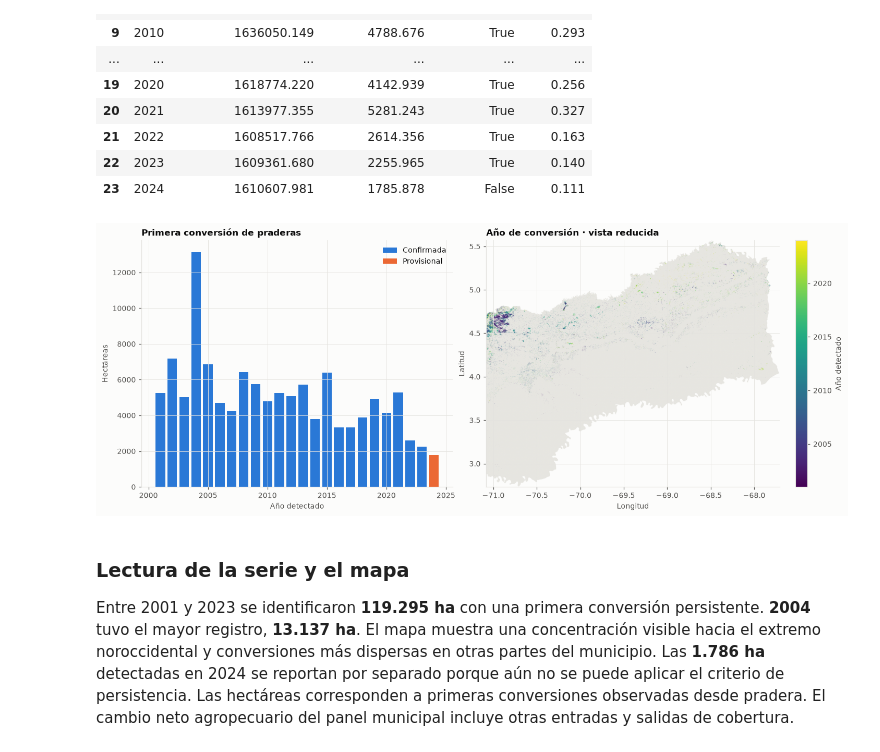
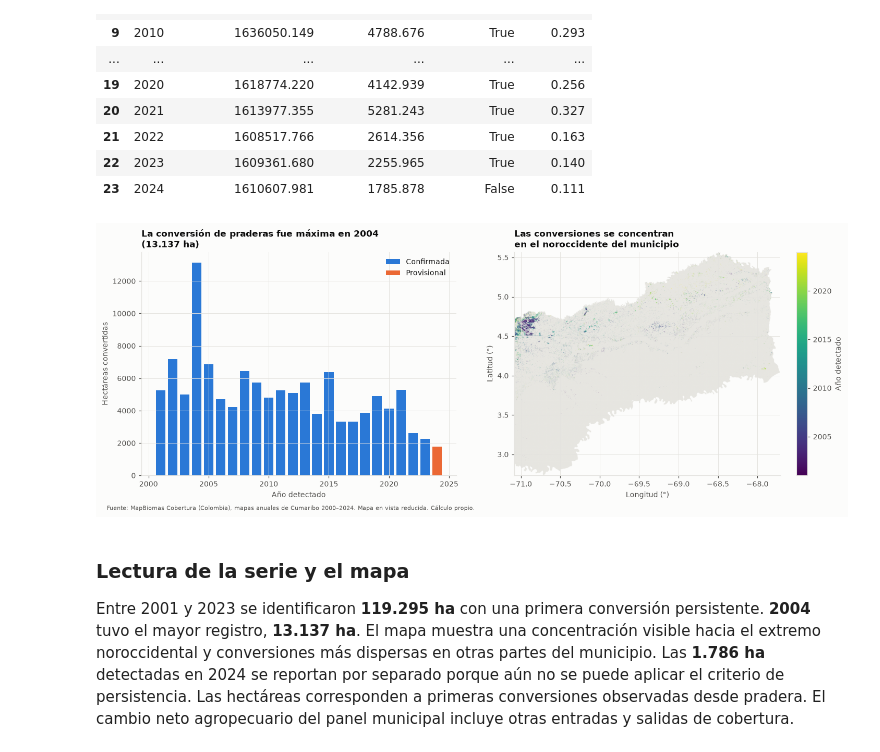
Before and after one commit to DanielFelipeRuizBermudez/Proyecto-ALTILLANURA, a Jupyter notebook: notebooks/50_vinculos/51_cumaribo.ipynb, the cells around one changed output. Saved outputs shown, nothing was run; the diff lists cells and outputs as text; code cells hidden in the pictures.

```diff
--- a/notebooks/50_vinculos/51_cumaribo.ipynb
+++ b/notebooks/50_vinculos/51_cumaribo.ipynb
@@ -123,25 +123,29 @@ Celdas fuera de la grilla: 0 (0.00% de las hectáreas-año de pradera)
 # %%
 fig, ejes = plt.subplots(1, 2, figsize=(13, 5), layout="constrained")
 confirmadas = anual[anual["confirmada"]]
 provisional = anual[~anual["confirmada"]]
 ejes[0].bar(confirmadas["anio"], confirmadas["conversion_ha"], color=cfg.COLOR_AGRO, label="Confirmada")
 ejes[0].bar(provisional["anio"], provisional["conversion_ha"], color=cfg.COLOR_SABANA, label="Provisional")
-ejes[0].set(title="Primera conversión de praderas", xlabel="Año detectado", ylabel="Hectáreas")
+pico = confirmadas.loc[confirmadas["conversion_ha"].idxmax()]
+ejes[0].set(title=f"La conversión de praderas fue máxima en {int(pico['anio'])}\n({pico['conversion_ha']:,.0f} ha)".replace(",", "."),
+            xlabel="Año detectado", ylabel="Hectáreas convertidas")
 ejes[0].legend()
 with rasterio.open(ruta_mapa) as src:
     vista = src.read(1, out_shape=(src.height // 4, src.width // 4))
     oeste, sur, este, norte = src.bounds
 fondo = np.where(vista == espacial.NODATA_SALIDA, np.nan, 1)
 ejes[1].imshow(fondo, extent=(oeste, este, sur, norte), cmap=ListedColormap(["#e7e6e1"]))
 cambio = np.ma.masked_where((vista == 0) | (vista == espacial.NODATA_SALIDA), vista)
 mapa = ejes[1].imshow(cambio, extent=(oeste, este, sur, norte), cmap="viridis",
                       vmin=anual["anio"].min(), vmax=anual["anio"].max())
-ejes[1].set(title="Año de conversión · vista reducida", xlabel="Longitud", ylabel="Latitud")
+ejes[1].set(title="Las conversiones se concentran\nen el noroccidente del municipio", xlabel="Longitud (°)", ylabel="Latitud (°)")
 fig.colorbar(mapa, ax=ejes[1], label="Año detectado")
+fig.get_layout_engine().set(rect=(0, 0.04, 1, 0.96))
+pie_fuente(fig, "Fuente: MapBiomas Cobertura (Colombia), mapas anuales de Cumaribo 2000–2024. Mapa en vista reducida. Cálculo propio.")
 fig.savefig(figuras / "conversion_anual_y_mapa.png")
 plt.show()
 # %% [output]
-[figure, old version]
+[figure, new version]
 # %% [markdown]
 ### Lectura de la serie y el mapa
 
```
Also changed, not shown: parts of 3 cells of this notebook, 10 other files.
